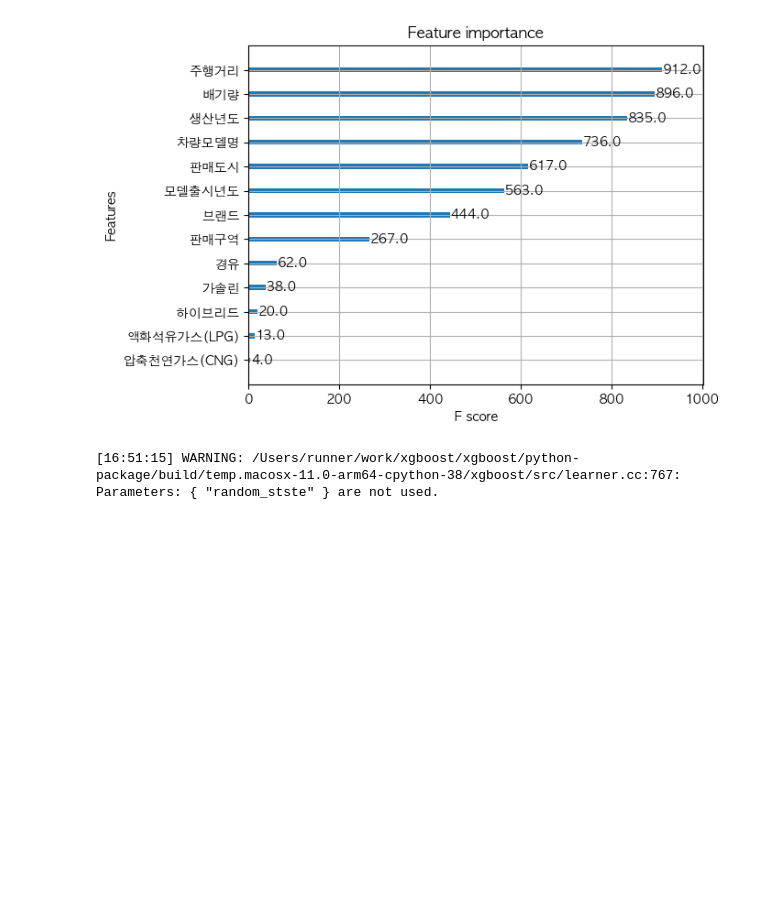
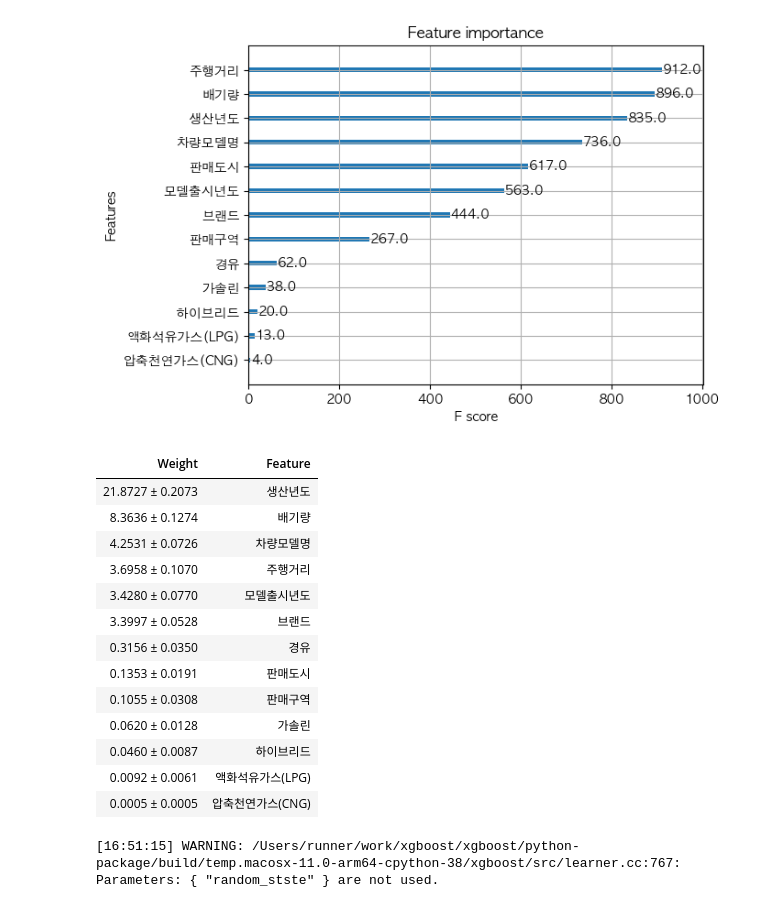
Before and after one commit to yyeseull/Side_Project, a Jupyter notebook: DACON/car_price/car_model_XGB.ipynb, the cells around one changed output. Saved outputs shown, nothing was run; the diff lists cells and outputs as text; code cells hidden in the pictures; blank space fills up the shorter version.

```diff
--- a/DACON/car_price/car_model_XGB.ipynb
+++ b/DACON/car_price/car_model_XGB.ipynb
@@ -67,13 +92,31 @@ print(X_val.shape, y_val.shape)
 # %% [markdown]
 ## Feature Importance
 # %%
-model1 = XGBRegressor(random_state=11)
-model1.fit(X_train, y_train)
+model = XGBRegressor(random_state=11)
+model.fit(X_train, y_train)
 
-plot_importance(model1, max_num_features=20)
+plot_importance(model)
 # %% [output]
 <Axes: title={'center': 'Feature importance'}, xlabel='F score', ylabel='Features'>
 [figure]
+# %%
+perm = PermutationImportance(model, scoring = "neg_mean_absolute_error", random_state = 22).fit(X_val, y_val)
+eli5.show_weights(perm, top = 20, feature_names = X_val.columns.tolist())
+# %% [output]
+| Weight | Feature |
+| 21.8727 ± 0.2073 | 생산년도 |
+| 8.3636 ± 0.1274 | 배기량 |
+| 4.2531 ± 0.0726 | 차량모델명 |
+| 3.6958 ± 0.1070 | 주행거리 |
+| 3.4280 ± 0.0770 | 모델출시년도 |
+| 3.3997 ± 0.0528 | 브랜드 |
+| 0.3156 ± 0.0350 | 경유 |
+| 0.1353 ± 0.0191 | 판매도시 |
+| 0.1055 ± 0.0308 | 판매구역 |
+| 0.0620 ± 0.0128 | 가솔린 |
+| 0.0460 ± 0.0087 | 하이브리드 |
+| 0.0092 ± 0.0061 | 액화석유가스(LPG) |
+| 0.0005 ± 0.0005 | 압축천연가스(CNG) |
 # %%
 model = XGBRegressor(random_stste =42)
 model.fit(X_train,y_train)
```
Also changed, not shown: parts of 5 cells of this notebook.
